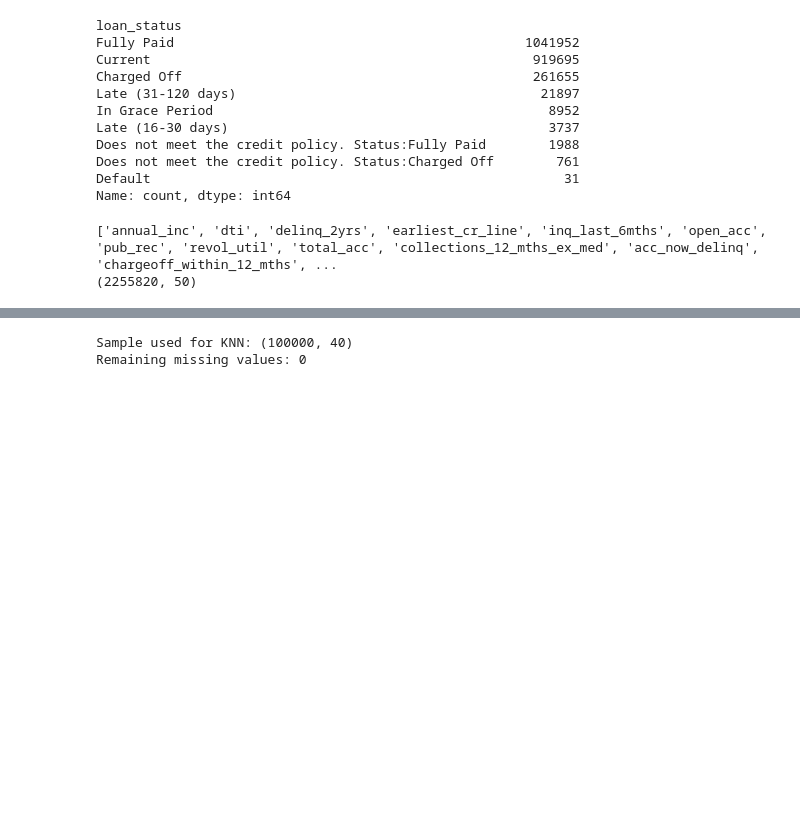
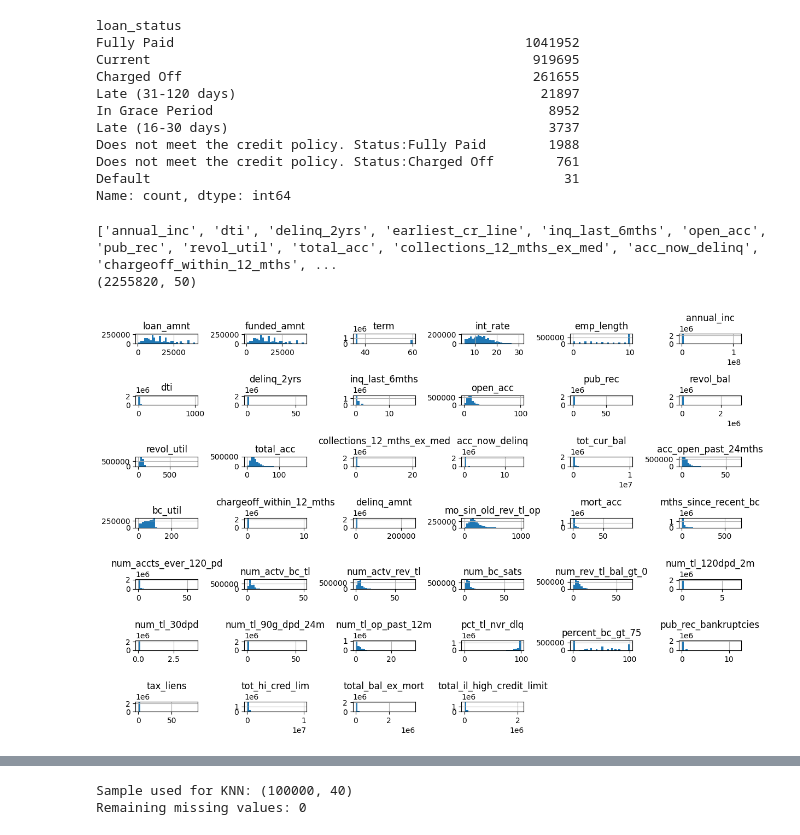
Before and after one commit to SU-IST707-SP26/group-project-data-dopes, a Jupyter notebook: work/DataCleaning.ipynb, the cells around one changed output, grey strips where cells are left out. Cells and saved outputs as stored; diff of their text form; code cells hidden in the pictures; blank space fills up the shorter version.

Commit message:
plot histogram and correlation heatmap

```diff
--- a/work/DataCleaning.ipynb
+++ b/work/DataCleaning.ipynb
@@ -228,3 +228,13 @@ print(loan_df.shape)
 # %% [output]
 ['annual_inc', 'dti', 'delinq_2yrs', 'earliest_cr_line', 'inq_last_6mths', 'open_acc', 'pub_rec', 'revol_util', 'total_acc', 'collections_12_mths_ex_med', 'acc_now_delinq', 'chargeoff_within_12_mths', ...
 (2255820, 50)
+# %%
+# plot histogram for all numerical columns
+
+import matplotlib.pyplot as plt
+
+loan_df.hist(figsize=(12, 8), bins=30)
+plt.tight_layout()
+plt.show()
+# %% [output]
+[figure, added]
```
Also changed, not shown: parts of 3 cells of this notebook.
